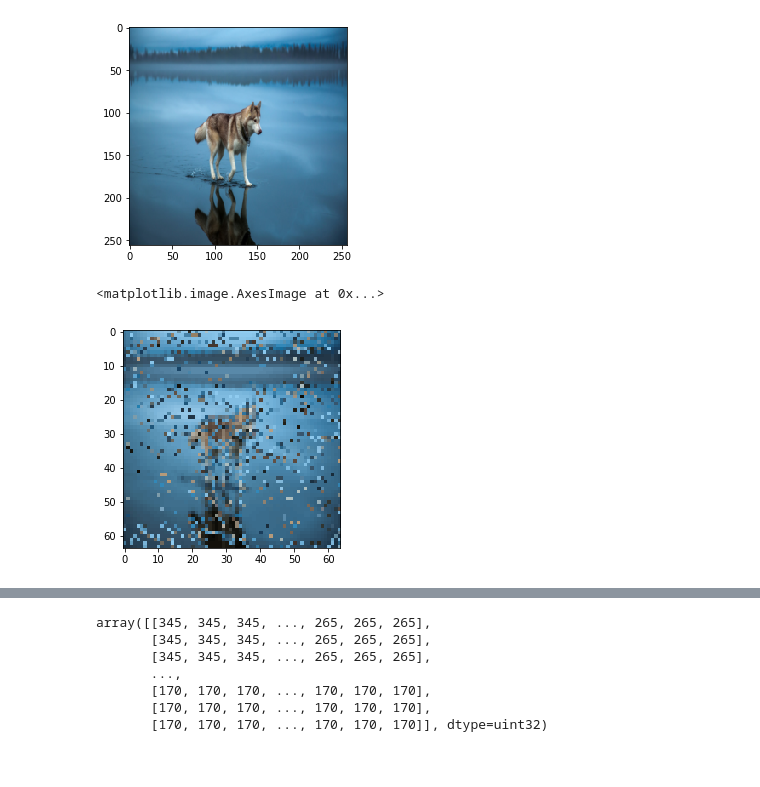
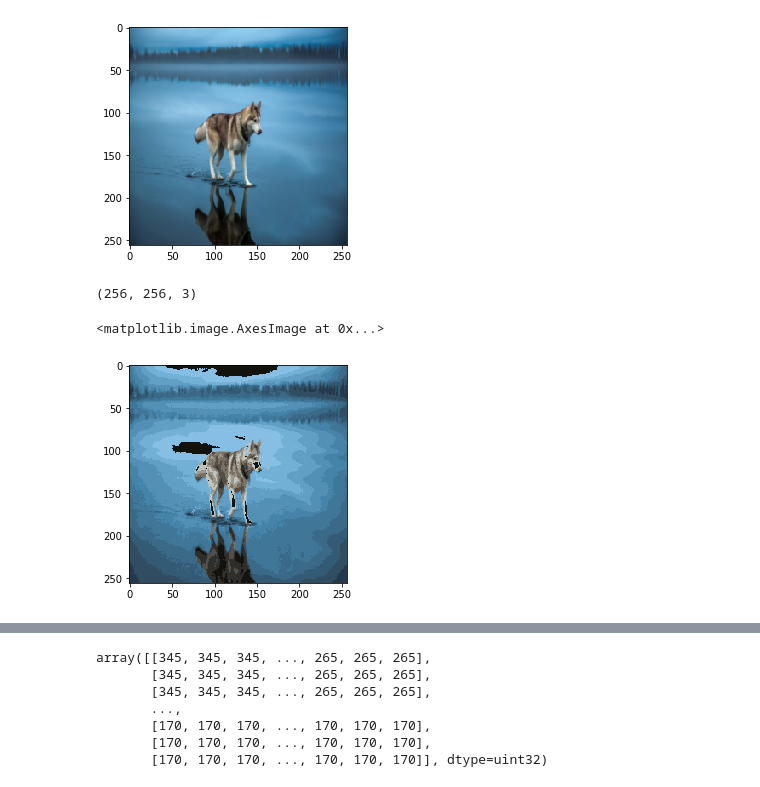
Before and after one commit to SnowInHokkaido/GANforColorQuantization, a Jupyter notebook: demo_jupyter/utils.ipynb, the cells around one changed output, grey strips where cells are left out. Saved outputs shown, nothing was run; the diff lists cells and outputs as text; code cells hidden in the pictures.

```diff
--- a/demo_jupyter/utils.ipynb
+++ b/demo_jupyter/utils.ipynb
@@ -37,7 +38,8 @@ def nearest_search(image, palette):
     new_img = np.zeros(img_shape)
     for i in range(height):
         for j in range(width):
-            index = find_min_idx(np.sum((palette - image[i, j, :])**2,2)) ### Bugs
+            #index = find_min_idx(np.sum((palette - image[i, j, :])**2,2)) ### Bugs
+            index = find_min_idx(np.sum(np.absolute(palette - image[i, j, :]),2))
             new_img[i, j, :] = palette[index[0], index[1], :]
 
     return new_img
@@ -54,6 +56,7 @@ def nearest_search_lab(ab_color, palette):
     for i in range(height):
         for j in range(width):
             index = find_min_idx(np.sum(np.absolute(palette - ab_color[i, j, :]),2)) ### Bugs 减法有问题
+            #index = find_min_idx(np.sum((palette - ab_color[i, j, :]),2))
             new_color_space[i, j, :] = palette[index[0], index[1], :]
 
     return new_color_space
@@ -78,24 +81,26 @@ plt.imshow(resize)
 # %% [output]
 <matplotlib.image.AxesImage at 0x...>
 [figure]
+# %%
+resize.shape
+# %% [output]
+(256, 256, 3)
 # %%
 '''
 
-Codebook generation: K-means/RGB SPACE
+K-means/RGB SPACE
 
 
 '''
-
-
-from sklearn.cluster import KMeans
-kmeans = KMeans(n_clusters=256, random_state=0).fit(img_reshape)
+rgb_reshape = np.reshape(resize,(256 * 256, 3))
+kmeans = KMeans(n_clusters=16, random_state=0).fit(rgb_reshape)
 palette = kmeans.cluster_centers_
-palette = np.reshape(palette,(16,16,3)).astype(np.uint8)
+palette = np.reshape(palette,(4,4,3)).astype(np.uint8)
 new = nearest_search(resize, palette)
 plt.imshow(new.astype(np.uint8))
 # %% [output]
 <matplotlib.image.AxesImage at 0x...>
-[figure, old version]
+[figure, new version]
 # %%
 '''
 
```
Also changed, not shown: parts of 2 cells of this notebook, 11 other files.
